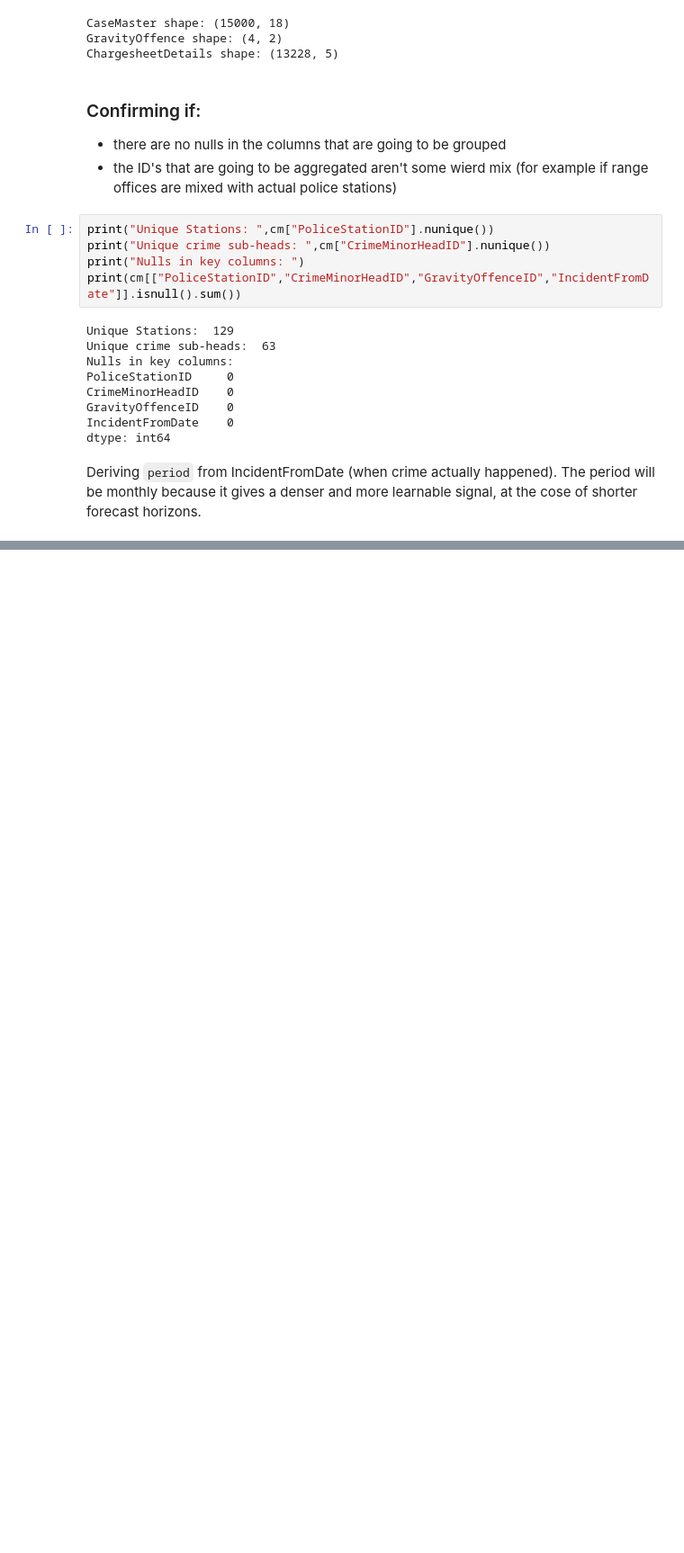
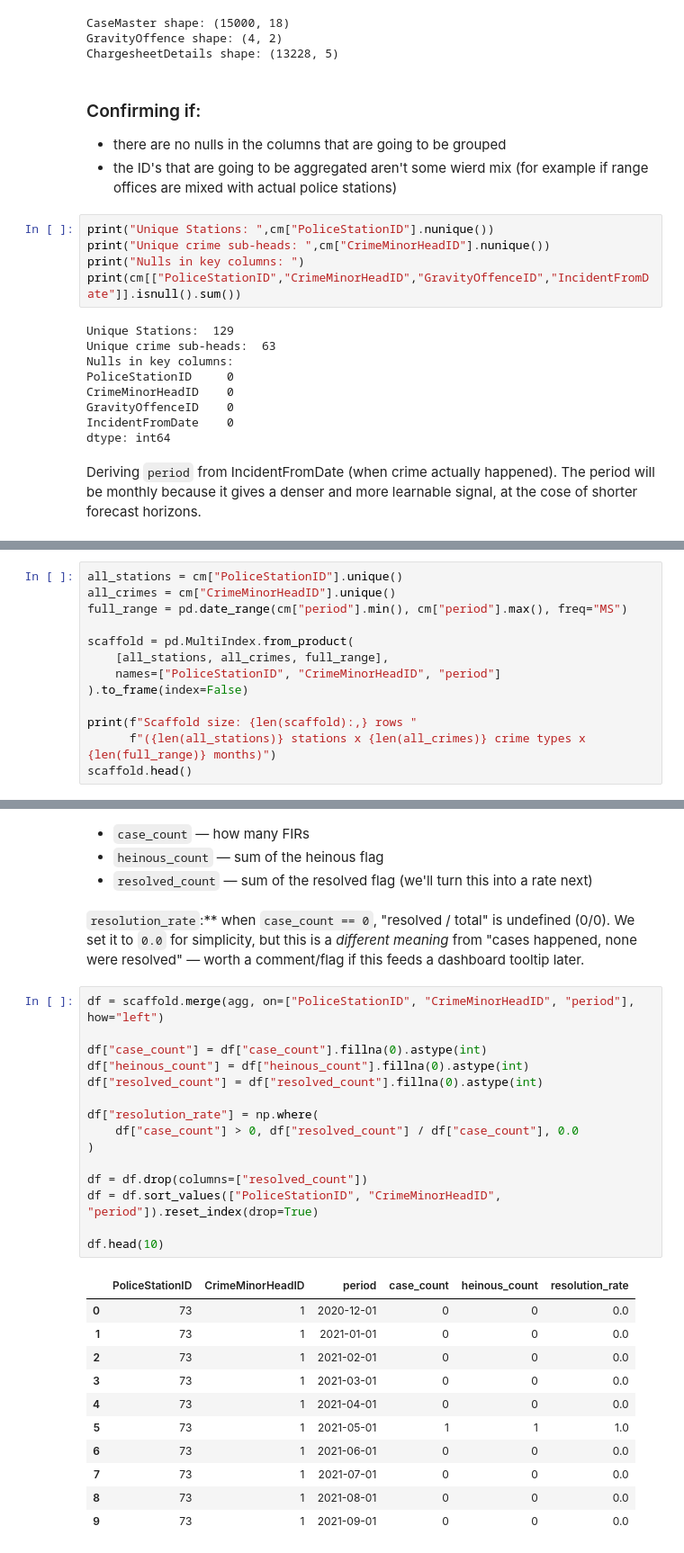
Before and after one commit to ashtonmascarenhas05-spec/AI-Driven_Crime_Analytics_And_Visualization, a Jupyter notebook: dataset/training_data/timeseries_counts.ipynb, the cells around one changed output, grey strips where cells are left out. Shown at 90% size. Saved outputs shown, nothing was run; the diff lists cells and outputs as text; blank space fills up the shorter version.

```diff
--- a/dataset/training_data/timeseries_counts.ipynb
+++ b/dataset/training_data/timeseries_counts.ipynb
@@ -70,0 +111,13 @@ ValueError: Unexpected value for 'dtype': 'datetime64[M]'. Must be 'datetime64[s
+# %%
+all_stations = cm["PoliceStationID"].unique()
+all_crimes = cm["CrimeMinorHeadID"].unique()
+full_range = pd.date_range(cm["period"].min(), cm["period"].max(), freq="MS")
+
+scaffold = pd.MultiIndex.from_product(
+    [all_stations, all_crimes, full_range],
+    names=["PoliceStationID", "CrimeMinorHeadID", "period"]
+).to_frame(index=False)
+
+print(f"Scaffold size: {len(scaffold):,} rows "
+      f"({len(all_stations)} stations x {len(all_crimes)} crime types x {len(full_range)} months)")
+scaffold.head()
@@ -70,0 +147,36 @@ ValueError: Unexpected value for 'dtype': 'datetime64[M]'. Must be 'datetime64[s
+# %% [markdown]
+- `case_count` — how many FIRs
+- `heinous_count` — sum of the heinous flag
+- `resolved_count` — sum of the resolved flag (we'll turn this into a rate next)
+# %% [markdown]
+`resolution_rate`:** when `case_count == 0`, "resolved / total"
+is undefined (0/0). We set it to `0.0` for simplicity, but this is a
+*different meaning* from "cases happened, none were resolved" — worth a
+comment/flag if this feeds a dashboard tooltip later.
+# %%
+df = scaffold.merge(agg, on=["PoliceStationID", "CrimeMinorHeadID", "period"], how="left")
+
+df["case_count"] = df["case_count"].fillna(0).astype(int)
+df["heinous_count"] = df["heinous_count"].fillna(0).astype(int)
+df["resolved_count"] = df["resolved_count"].fillna(0).astype(int)
+
+df["resolution_rate"] = np.where(
+    df["case_count"] > 0, df["resolved_count"] / df["case_count"], 0.0
+)
+
+df = df.drop(columns=["resolved_count"])
+df = df.sort_values(["PoliceStationID", "CrimeMinorHeadID", "period"]).reset_index(drop=True)
+
+df.head(10)
+# %% [output]
+|  | PoliceStationID | CrimeMinorHeadID | period | case_count | heinous_count | resolution_rate |
+| 0 | 73 | 1 | 2020-12-01 | 0 | 0 | 0.0 |
+| 1 | 73 | 1 | 2021-01-01 | 0 | 0 | 0.0 |
+| 2 | 73 | 1 | 2021-02-01 | 0 | 0 | 0.0 |
+| 3 | 73 | 1 | 2021-03-01 | 0 | 0 | 0.0 |
+| 4 | 73 | 1 | 2021-04-01 | 0 | 0 | 0.0 |
+| 5 | 73 | 1 | 2021-05-01 | 1 | 1 | 1.0 |
+| 6 | 73 | 1 | 2021-06-01 | 0 | 0 | 0.0 |
+| 7 | 73 | 1 | 2021-07-01 | 0 | 0 | 0.0 |
+| 8 | 73 | 1 | 2021-08-01 | 0 | 0 | 0.0 |
+| 9 | 73 | 1 | 2021-09-01 | 0 | 0 | 0.0 |
```
Also changed, not shown: parts of 20 cells of this notebook, 2 other files.
